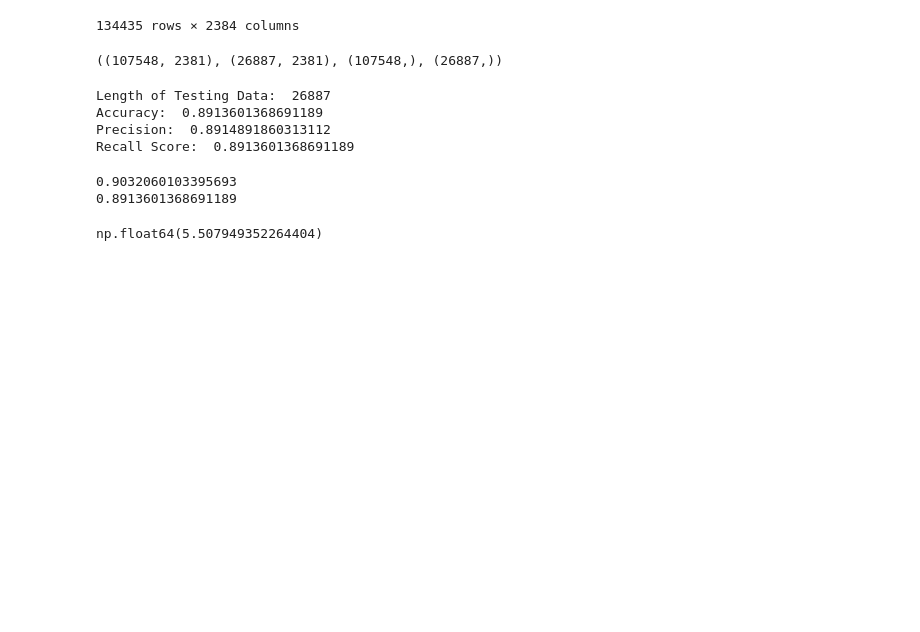
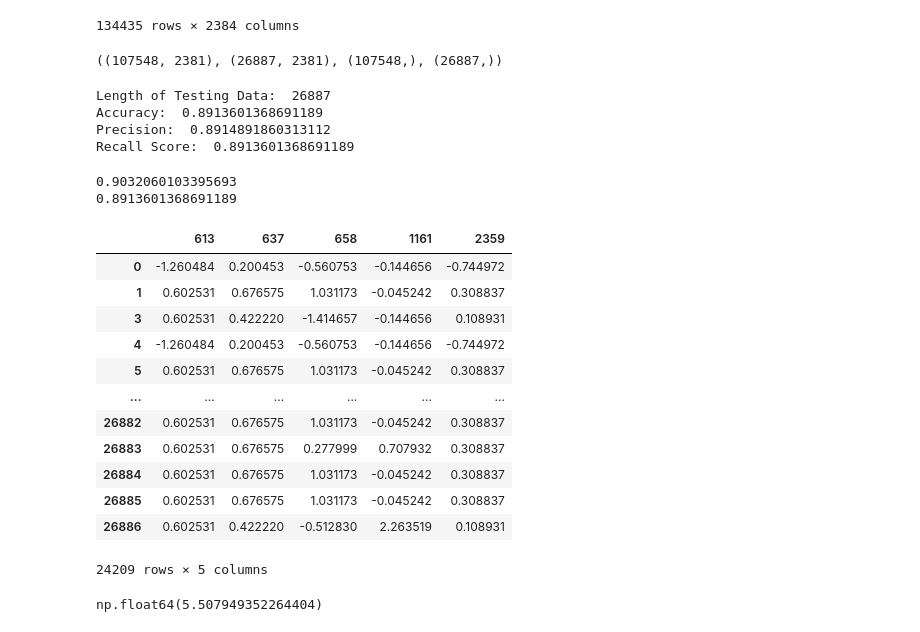
Before and after one commit to tebenia/bodmat_shap, a Jupyter notebook: main/xgboost.ipynb, the cells around one changed output. Saved outputs shown, nothing was run; the diff lists cells and outputs as text; code cells hidden in the pictures; blank space fills up the shorter version.

```diff
--- a/main/xgboost.ipynb
+++ b/main/xgboost.ipynb
@@ -244,6 +257,24 @@ explanation = explainer(X_test)
 
 shap_values = explanation.values
 # make sure the SHAP values add up to marginal predictions
+# %%
+sh = pd.DataFrame(shap_values)
+filtered_sh = sh.loc[(sh > 0).any(axis=1), (sh > 0).any(axis=0)]
+filtered_sh
+# %% [output]
+|  | 613 | 637 | 658 | 1161 | 2359 |
+| 0 | -1.260484 | 0.200453 | -0.560753 | -0.144656 | -0.744972 |
+| 1 | 0.602531 | 0.676575 | 1.031173 | -0.045242 | 0.308837 |
+| 3 | 0.602531 | 0.422220 | -1.414657 | -0.144656 | 0.108931 |
+| 4 | -1.260484 | 0.200453 | -0.560753 | -0.144656 | -0.744972 |
+| 5 | 0.602531 | 0.676575 | 1.031173 | -0.045242 | 0.308837 |
+| ... | ... | ... | ... | ... | ... |
+| 26882 | 0.602531 | 0.676575 | 1.031173 | -0.045242 | 0.308837 |
+| 26883 | 0.602531 | 0.676575 | 0.277999 | 0.707932 | 0.308837 |
+| 26884 | 0.602531 | 0.676575 | 1.031173 | -0.045242 | 0.308837 |
+| 26885 | 0.602531 | 0.676575 | 1.031173 | -0.045242 | 0.308837 |
+| 26886 | 0.602531 | 0.422220 | -0.512830 | 2.263519 | 0.108931 |
+24209 rows × 5 columns
 # %%
 np.abs(shap_values.sum(axis=1) + explanation.base_values - pred).max()
 # %% [output]
```
Also changed, not shown: parts of 5 cells of this notebook, 2 other files.
